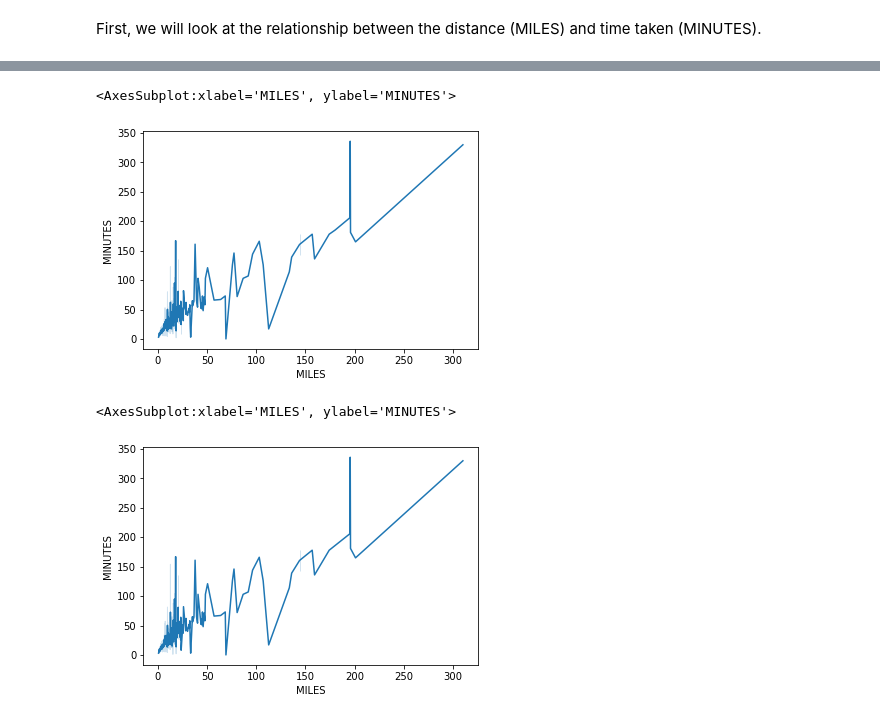
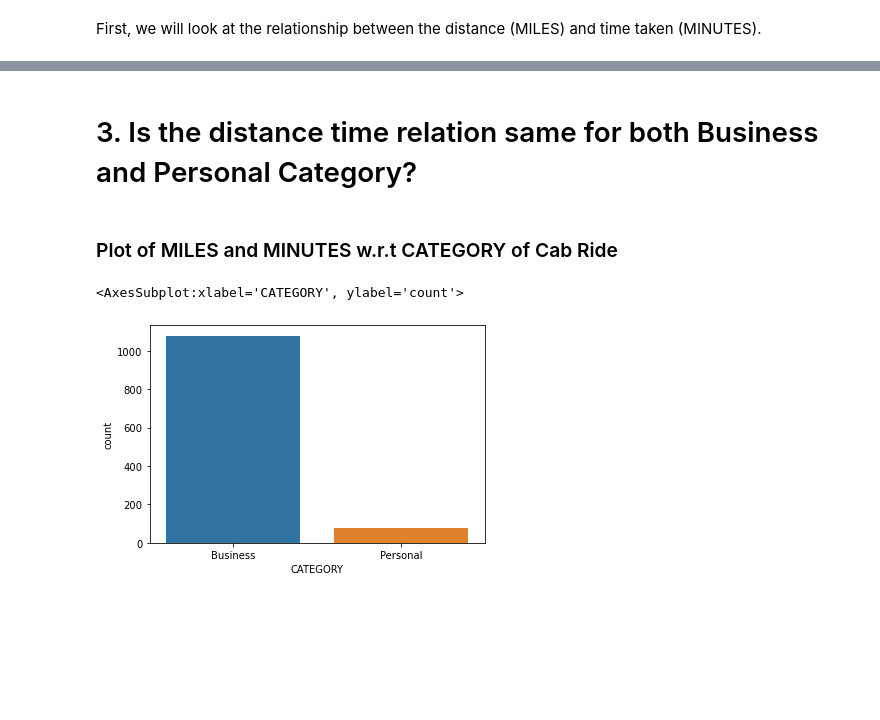
Before and after one commit to Kenrich005/CabRides_EDA, a Jupyter notebook: Cab Rides EDA.ipynb, the cells around one changed output, grey strips where cells are left out. Drawn from its saved outputs; the diff is of its cells as text; code cells hidden in the pictures; blank space fills up the shorter version.

Commit message:
Update Cab Rides EDA.ipynb
New plots and final conclusion.

```diff
--- a/Cab Rides EDA.ipynb
+++ b/Cab Rides EDA.ipynb
@@ -41,8 +43,8 @@ df.head()
 # %% [markdown]
 Now we convert both the columns to datetime using the below function.
 # %%
-df.START_DATE = pd.to_datetime(df.START_DATE)
-df.END_DATE = pd.to_datetime(df.END_DATE)
+df['START_DATE']= pd.to_datetime(df['START_DATE'])
+df['END_DATE']= pd.to_datetime(df['END_DATE'])
 df.info();
 # %% [output]
 <class 'pandas.core.frame.DataFrame'>
@@ -106,6 +110,6 @@ Commute              1
 Name: PURPOSE, dtype: int64
 # %%
 # Lets calculate the duration, as there might be some relation of it to PURPOSE of Cab ride.
-df['DURATION'] = df.END_DATE - df.START_DATE
+df['MINUTES'] = df.END_DATE - df.START_DATE
 df.head()
 # %% [output]
@@ -117,6 +121,6 @@ df.head()
 | 4 | 2016-01-06 14:42:00 | 2016-01-06 15:49:00 | Business | Fort Pierce | West Palm Beach | 63.7 | Customer Visit | 0 days 01:07:00 |
 # %%
 # As Duration is in datetime format, we need to convert it to float type in order to use it for analysis.
-df['MINUTES'] = df['DURATION'].dt.total_seconds() /60
+df['MINUTES'] = df['MINUTES'].dt.total_seconds() /60
 df.head()
 # %% [output]
@@ -351,10 +370,9 @@ First, we will look at the relationship between the distance (MILES) and time ta
+# %% [markdown]
+# 3. Is the distance time relation same for both Business and Personal Category?
+# %% [markdown]
+### Plot of MILES and MINUTES w.r.t CATEGORY of Cab Ride
 # %%
-sns.lineplot(data=df, x=df.MILES, y=df.MINUTES)
+sns.countplot(data=df, x="CATEGORY")
 # %% [output]
-<AxesSubplot:xlabel='MILES', ylabel='MINUTES'>
+<AxesSubplot:xlabel='CATEGORY', ylabel='count'>
-[figure, old version]
+[figure, new version]
-# %%
-sns.lineplot(data=df[df['CATEGORY'] == 'Business'],x="MILES", y="MINUTES")
-# %% [output]
-<AxesSubplot:xlabel='MILES', ylabel='MINUTES'>
-[figure, removed]
```
Also changed, not shown: parts of 53 cells of this notebook.
